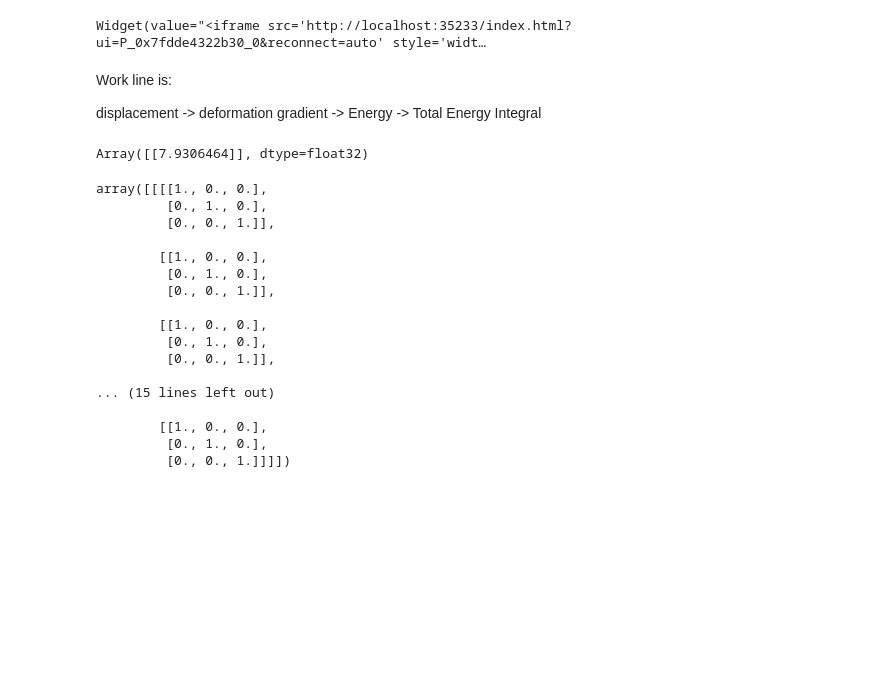
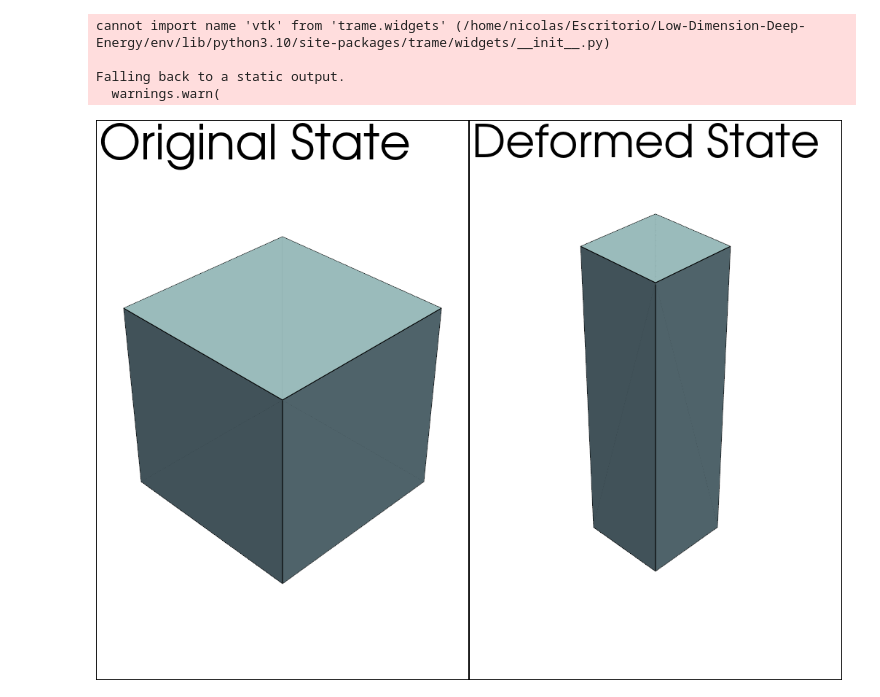
Before and after one commit to Leminsanche/LDDE, a Jupyter notebook: Testing/Unit_Cube.ipynb, the cells around one changed output. Drawn from its saved outputs; the diff is of its cells as text; code cells hidden in the pictures; blank space fills up the shorter version.

```diff
--- a/Testing/Unit_Cube.ipynb
+++ b/Testing/Unit_Cube.ipynb
@@ -17,33 +18,32 @@ key = random.key(0)
 # %%
 ## import mesh
 
 mesh = pv.read('/home/nicolas/Escritorio/Codigos/JAX/Unit_Tests/unit_cube.msh')  #Orgiinal File
 mesh.clear_data()
 
-## displacement from FEM software Vulcan
+## displacement from FEM software (Vulcan)
 disp = np.load('/home/nicolas/Escritorio/Codigos/JAX/Unit_Tests/cube_displacements.npy')[-1,:,:]  # The orden of this file is [time, node, dim]
-disp_tot = np.load('/home/nicolas/Escritorio/Codigos/JAX/Unit_Tests/cube_displacements.npy')
 mesh_def = mesh.copy()
 mesh_def.points += disp
 
 pl = pv.Plotter(shape=(1, 2))
 
 
 pl.subplot(0, 0)
 pl.add_text("Original State", font_size=30)
 pl.add_mesh(mesh, show_edges=True, color='lightblue',opacity = 1)
 
 
 pl.subplot(0, 1)
 pl.add_text("Deformed State", font_size=30)
 pl.add_mesh(mesh_def, show_edges=True, color='lightblue')
 
 
-# Display the window
+# # Display the window
 pl.show()
 # %% [output]
-Widget(value="<iframe src='http://localhost:35233/index.html?ui=P_0x7fdde4322b30_0&reconnect=auto' style='widt…
+cannot import name 'vtk' from 'trame.widgets' (/home/nicolas/Escritorio/Low-Dimension-Deep-Energy/env/lib/python3.10/site-packages/trame/widgets/__init__.py)
+
+Falling back to a static output.
+  warnings.warn(
+[figure, added]
-# %% [markdown]
-Work line is:
-
-displacement -> deformation gradient -> Energy -> Total Energy Integral
@@ -185,26 +49,0 @@ class energy():
-# %%
-cubo = energy(mesh.points, mesh.cells_dict[12])
-
-cubo.Delphino_E(mesh_def.points, 30.0E-3,3.77)
-# %% [output]
-Array([[7.9306464]], dtype=float32)
-# %%
-cubo.f(mesh.points)
-# %% [output]
-array([[[[1., 0., 0.],
-         [0., 1., 0.],
-         [0., 0., 1.]],
-
-        [[1., 0., 0.],
-         [0., 1., 0.],
-         [0., 0., 1.]],
-
-        [[1., 0., 0.],
-         [0., 1., 0.],
-         [0., 0., 1.]],
-
-... (15 lines left out)
-
-        [[1., 0., 0.],
-         [0., 1., 0.],
-         [0., 0., 1.]]]])
```
Also changed, not shown: parts of 7 cells of this notebook, 3 other files.
